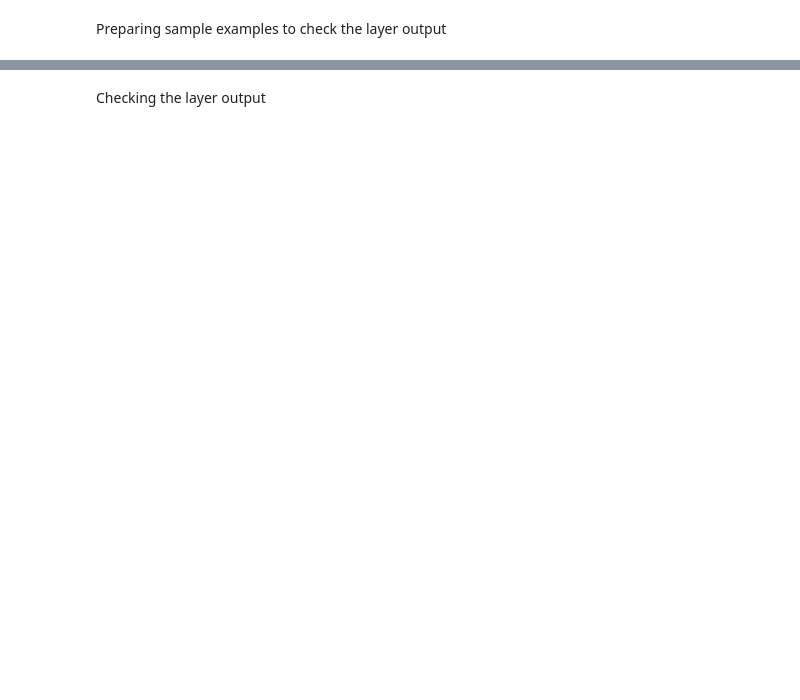
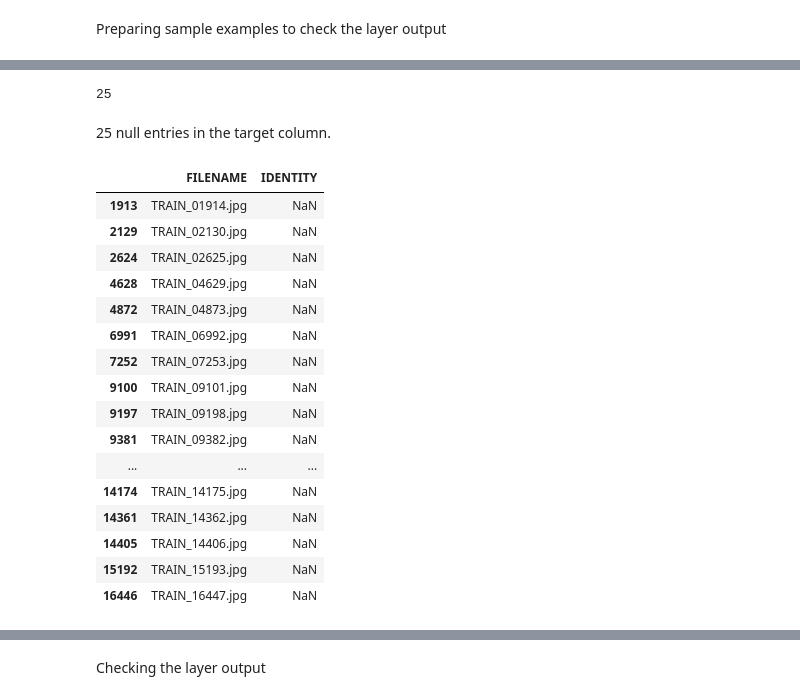
Before and after one commit to Arup3201/OCR-Tensorflow-from-Scratch, a Jupyter notebook: experiments/OCR-Tensorflow.ipynb, the cells around one changed output, grey strips where cells are left out. Saved outputs shown, nothing was run; the diff lists cells and outputs as text; code cells hidden in the pictures; blank space fills up the shorter version.

```diff
--- a/experiments/OCR-Tensorflow.ipynb
+++ b/experiments/OCR-Tensorflow.ipynb
@@ -219,6 +256,6 @@ class ConvLayer(layers.Layer):
 # %% [markdown]
 Preparing sample examples to check the layer output
 # %%
-train_df = pd.read_csv(train_csv_file_path)
-train_df.head()
+train_df = pd.read_csv(train_csv_file_path, nrows=sample_train_size)
+train_df.shape
 # %% [output]
@@ -230,0 +275,26 @@ train_df.head()
+# %%
+train_df[TARGET_NAME].isnull().sum()
+# %% [output]
+25
+# %% [markdown]
+25 null entries in the target column.
+# %%
+train_df[train_df[TARGET_NAME].isnull()]
+# %% [output]
+|  | FILENAME | IDENTITY |
+| 1913 | TRAIN_01914.jpg | NaN |
+| 2129 | TRAIN_02130.jpg | NaN |
+| 2624 | TRAIN_02625.jpg | NaN |
+| 4628 | TRAIN_04629.jpg | NaN |
+| 4872 | TRAIN_04873.jpg | NaN |
+| 6991 | TRAIN_06992.jpg | NaN |
+| 7252 | TRAIN_07253.jpg | NaN |
+| 9100 | TRAIN_09101.jpg | NaN |
+| 9197 | TRAIN_09198.jpg | NaN |
+| 9381 | TRAIN_09382.jpg | NaN |
+| ... | ... | ... |
+| 14174 | TRAIN_14175.jpg | NaN |
+| 14361 | TRAIN_14362.jpg | NaN |
+| 14405 | TRAIN_14406.jpg | NaN |
+| 15192 | TRAIN_15193.jpg | NaN |
+| 16446 | TRAIN_16447.jpg | NaN |
```
Also changed, not shown: parts of 36 cells of this notebook.
